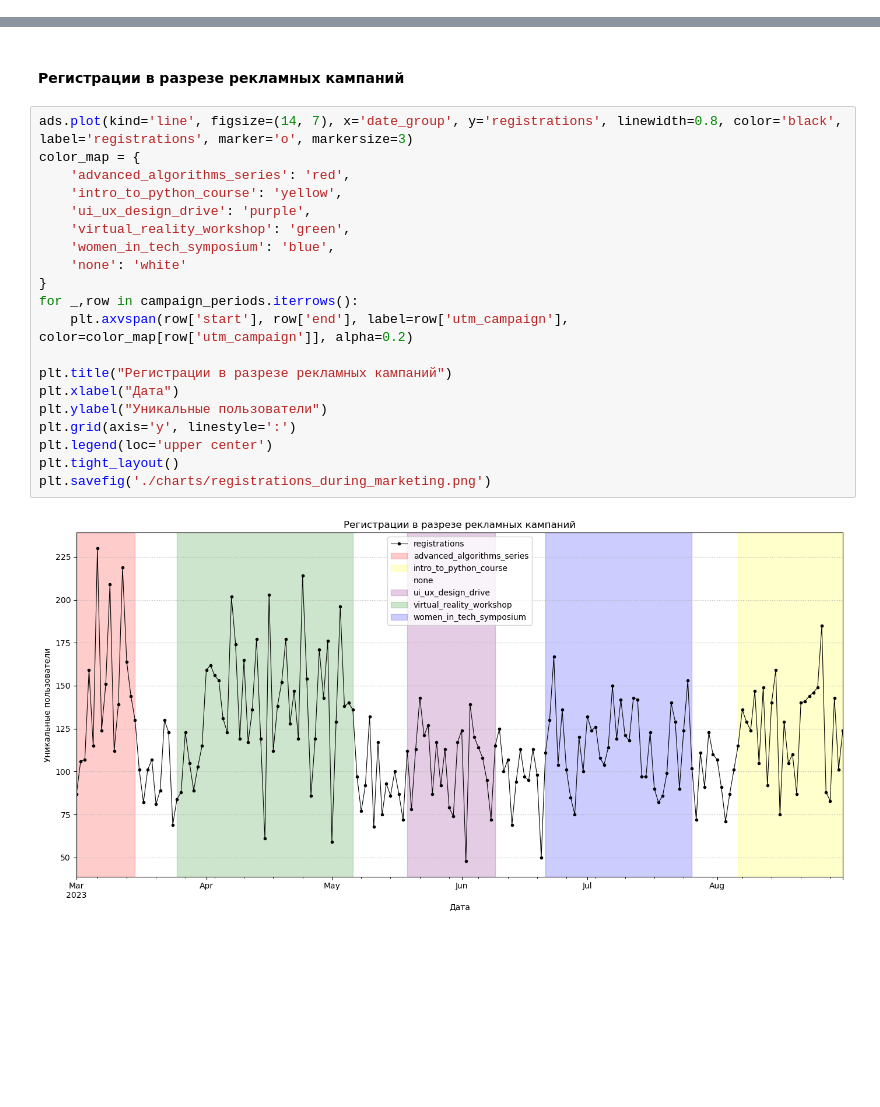
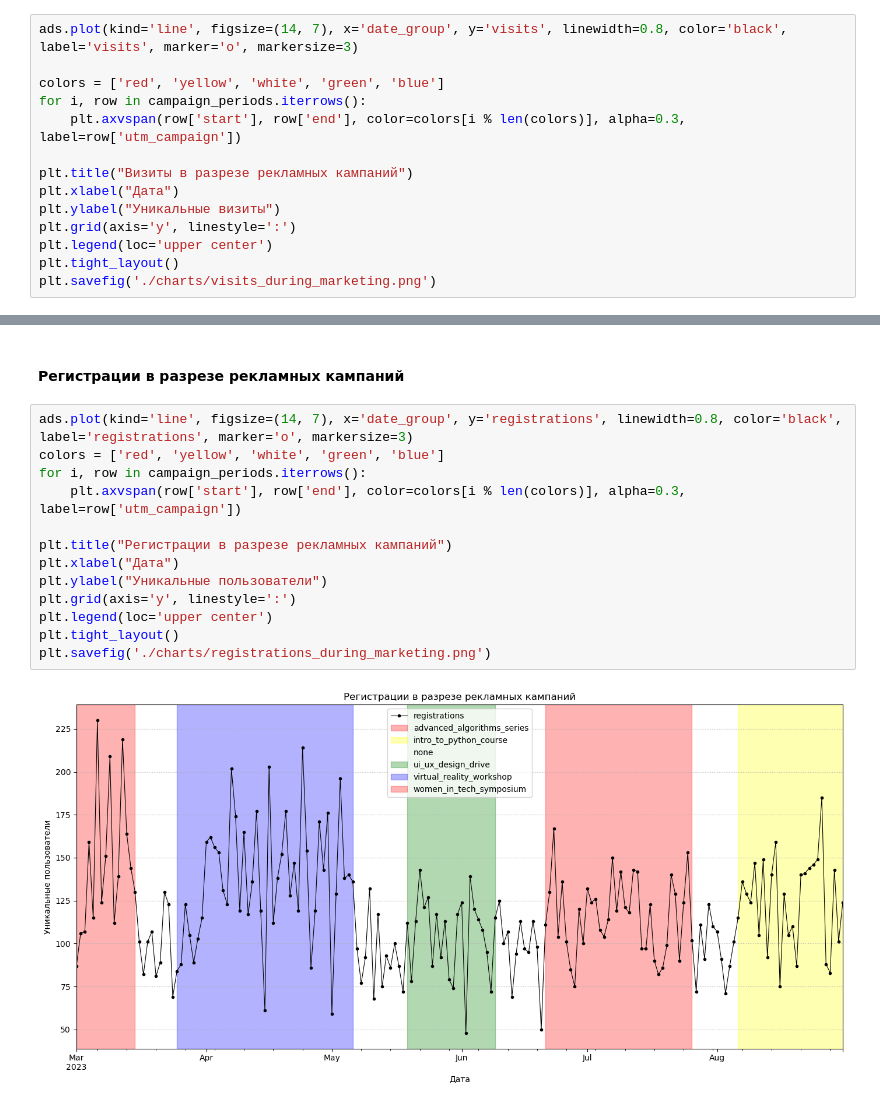
Before and after one commit to vishnevoe/data-analytics-project-100, a Jupyter notebook: charts_project.ipynb, the cells around one changed output, grey strips where cells are left out. Saved outputs shown, nothing was run; the diff lists cells and outputs as text; blank space fills up the shorter version.

Commit message:
fix colors

```diff
--- a/charts_project.ipynb
+++ b/charts_project.ipynb
@@ -406,0 +385,14 @@ plt.savefig('./charts/visits_during_marketing.png')
+# %%
+ads.plot(kind='line', figsize=(14, 7), x='date_group', y='visits', linewidth=0.8, color='black', label='visits', marker='o', markersize=3)
+
+colors = ['red', 'yellow', 'white', 'green', 'blue']
+for i, row in campaign_periods.iterrows():
+    plt.axvspan(row['start'], row['end'], color=colors[i % len(colors)], alpha=0.3, label=row['utm_campaign'])
+
+plt.title("Визиты в разрезе рекламных кампаний")
+plt.xlabel("Дата")
+plt.ylabel("Уникальные визиты")
+plt.grid(axis='y', linestyle=':')
+plt.legend(loc='upper center')
+plt.tight_layout()
+plt.savefig('./charts/visits_during_marketing.png')
@@ -408,23 +402,16 @@ plt.savefig('./charts/visits_during_marketing.png')
 <h4> Регистрации в разрезе рекламных кампаний </h4>
 # %%
 ads.plot(kind='line', figsize=(14, 7), x='date_group', y='registrations', linewidth=0.8, color='black', label='registrations', marker='o', markersize=3)
-color_map = {
-    'advanced_algorithms_series': 'red',
-    'intro_to_python_course': 'yellow',
-    'ui_ux_design_drive': 'purple',
-    'virtual_reality_workshop': 'green',
-    'women_in_tech_symposium': 'blue',
-    'none': 'white'
-}
-for _,row in campaign_periods.iterrows():
-    plt.axvspan(row['start'], row['end'], label=row['utm_campaign'], color=color_map[row['utm_campaign']], alpha=0.2)
+colors = ['red', 'yellow', 'white', 'green', 'blue']
+for i, row in campaign_periods.iterrows():
+    plt.axvspan(row['start'], row['end'], color=colors[i % len(colors)], alpha=0.3, label=row['utm_campaign'])
 
 plt.title("Регистрации в разрезе рекламных кампаний")
 plt.xlabel("Дата")
 plt.ylabel("Уникальные пользователи")
 plt.grid(axis='y', linestyle=':')
 plt.legend(loc='upper center')
 plt.tight_layout()
 plt.savefig('./charts/registrations_during_marketing.png')
 # %% [output]
-[figure, old version]
+[figure, new version]
```
Also changed, not shown: parts of 2 cells of this notebook.
